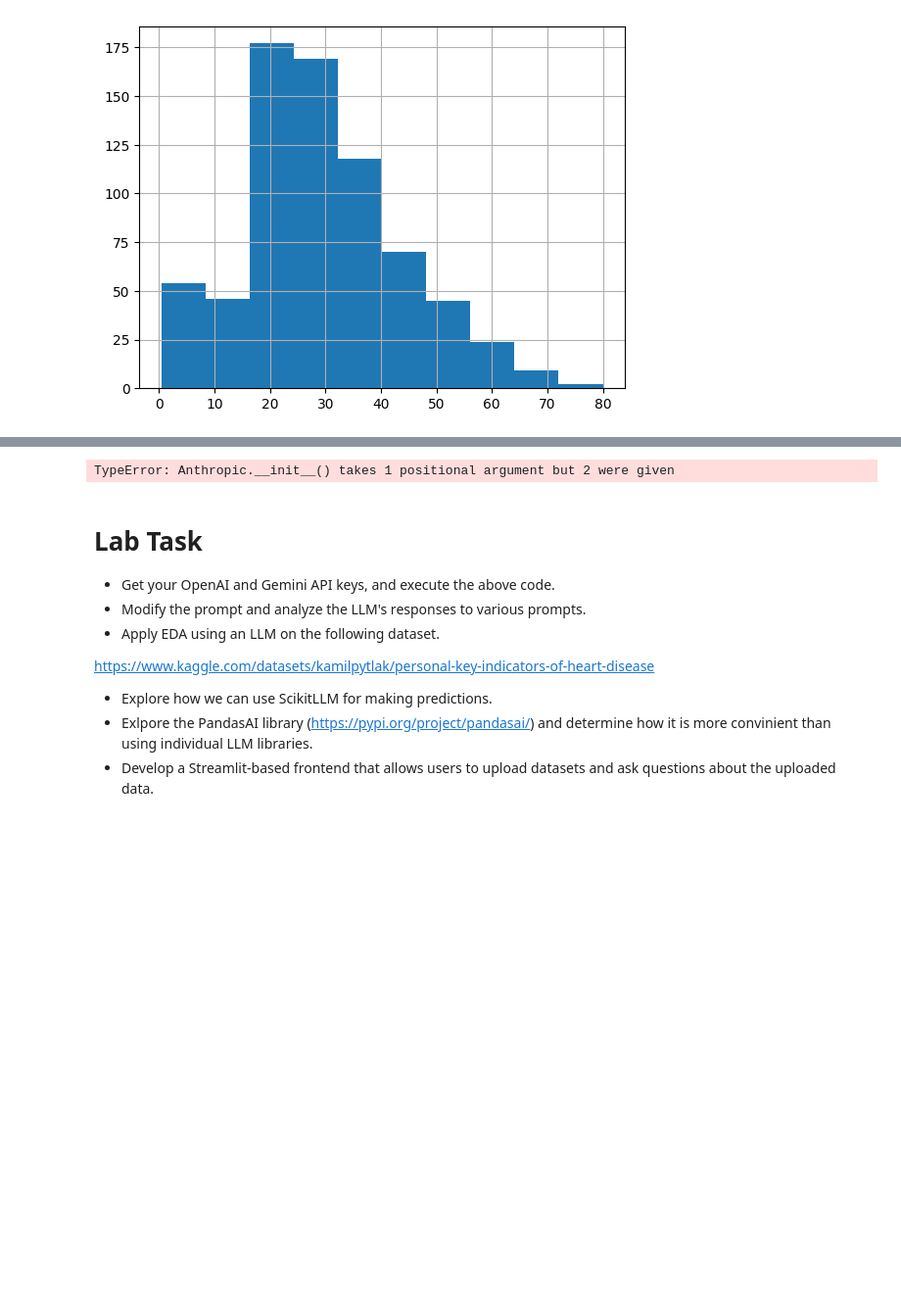
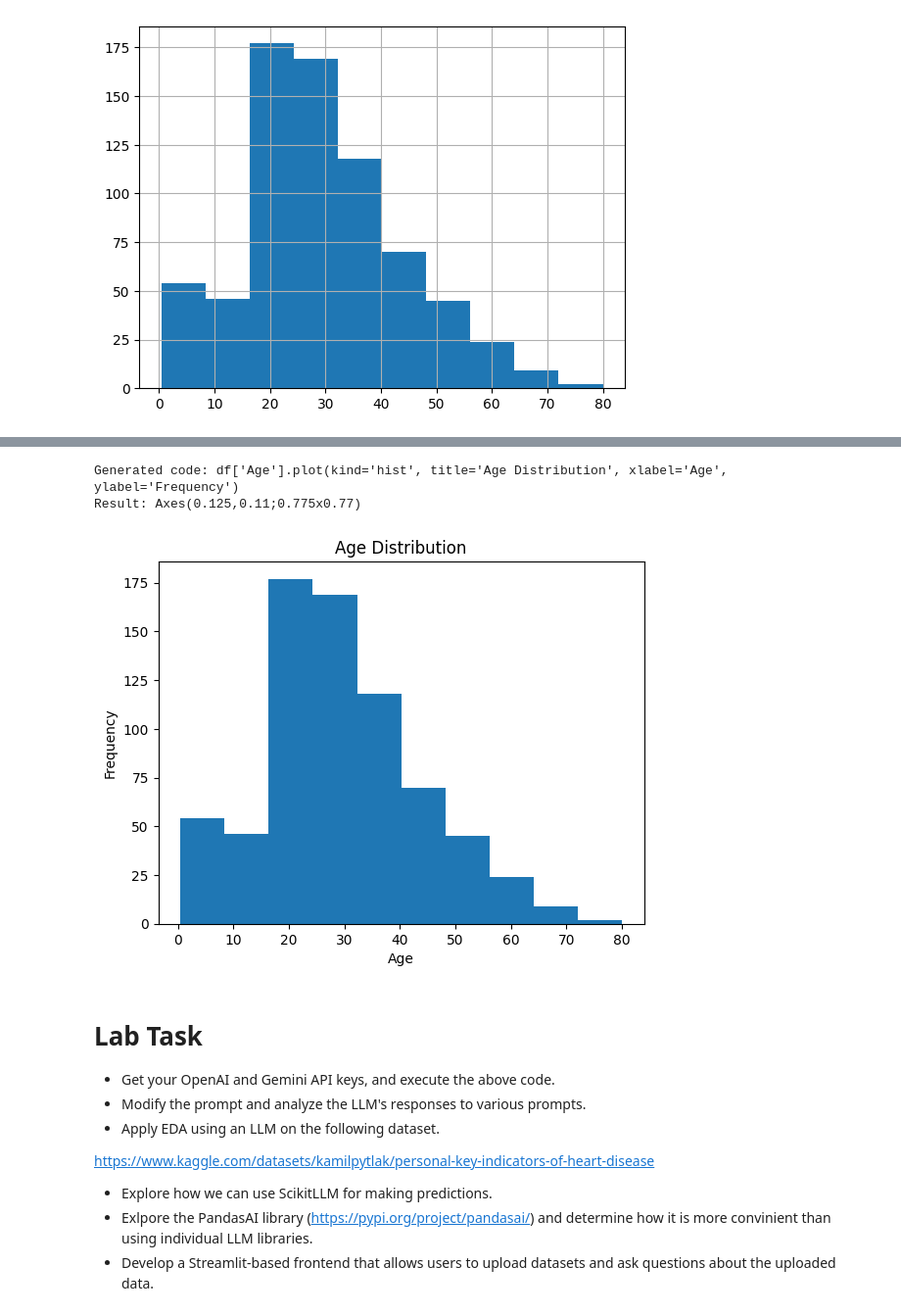
Before and after one commit to ziaahmedf17/AiImageGenerator, a Jupyter notebook: Lab_8_EDA+ML_using_LLM.ipynb, the cells around one changed output, grey strips where cells are left out. Shown at 98% size. Cells and saved outputs as stored; diff of their text form; code cells hidden in the pictures; blank space fills up the shorter version.

````diff
--- a/Lab_8_EDA+ML_using_LLM.ipynb
+++ b/Lab_8_EDA+ML_using_LLM.ipynb
@@ -92,36 +92,37 @@ ClientError: 404 NOT_FOUND. {'error': {'code': 404, 'message': 'This model model
 # %%
 
 import pandas as pd
 from anthropic import Anthropic
 
 df = pd.read_csv("/content/drive/MyDrive/COLAB/Lab_7_Machine_Learning_Implementation/Titanic.csv")
 
-api_key = userdata.get('Anthropic')
-client = Anthropic(api_key)
+client = Anthropic(api_key=userdata.get('Anthropic'))
 
 question = "Create histogram for the age feature"
 
 res = client.messages.create(
     model="claude-sonnet-4-6",
     max_tokens=300,
     messages=[
         {
             "role": "user",
             "content": f"Generate only a Python pandas expression using df. Columns: {list(df.columns)}. Do not include markdown or variable assignment. Question: {question}"
         }
     ]
 )
 
 code = res.content[0].text.strip()
 print("Generated code:", code)
 
 # Remove Markdown code fences if generated
 # code = code.replace("```python", "").replace("```", "").strip()
 
 result = eval(code, {"df": df})
 print("Result:", result)
 # %% [output]
-TypeError: Anthropic.__init__() takes 1 positional argument but 2 were given
+Generated code: df['Age'].plot(kind='hist', title='Age Distribution', xlabel='Age', ylabel='Frequency')
+Result: Axes(0.125,0.11;0.775x0.77)
+[figure, added]
 # %% [markdown]
 # Lab Task
 
````
Also changed, not shown: parts of 4 cells of this notebook.
